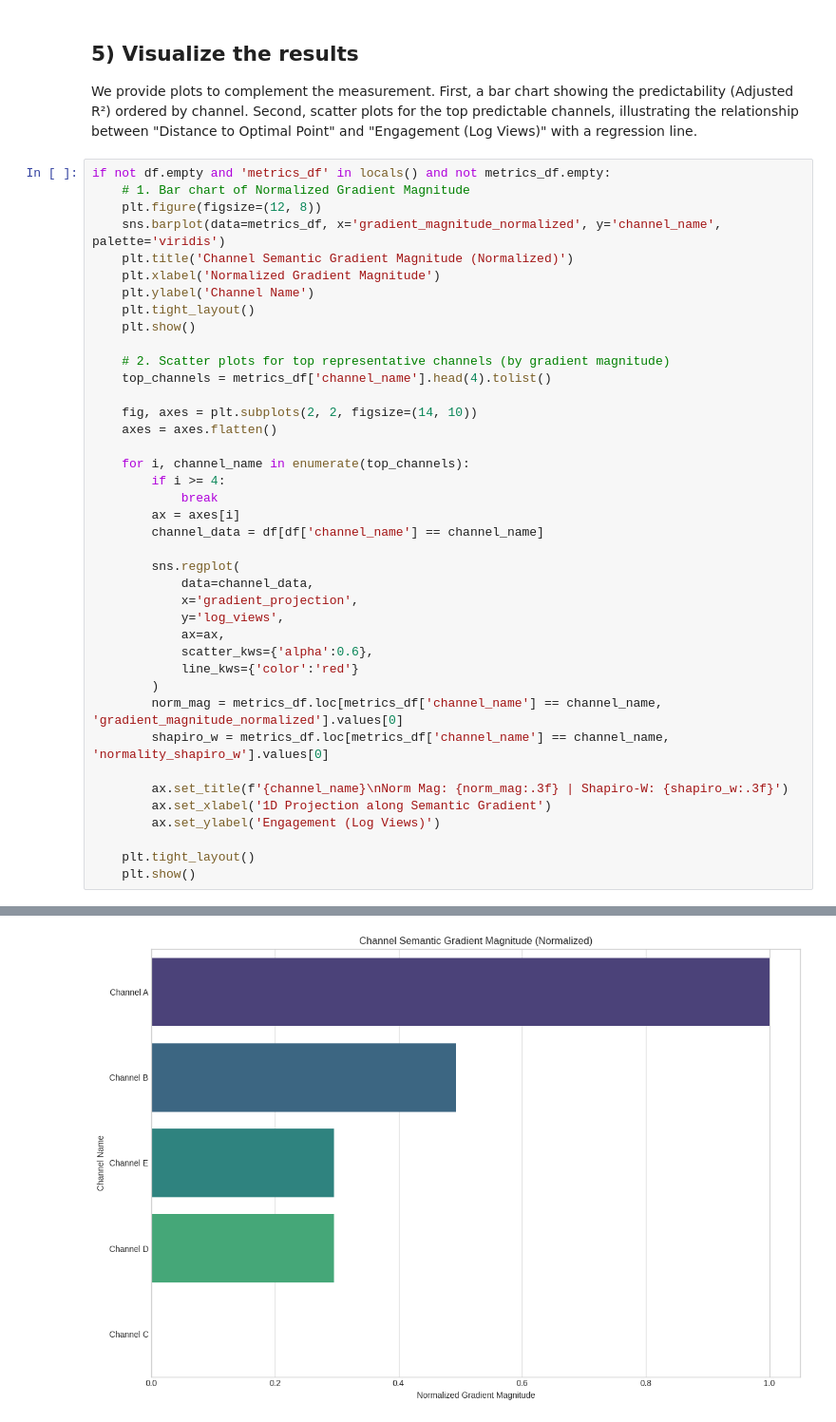
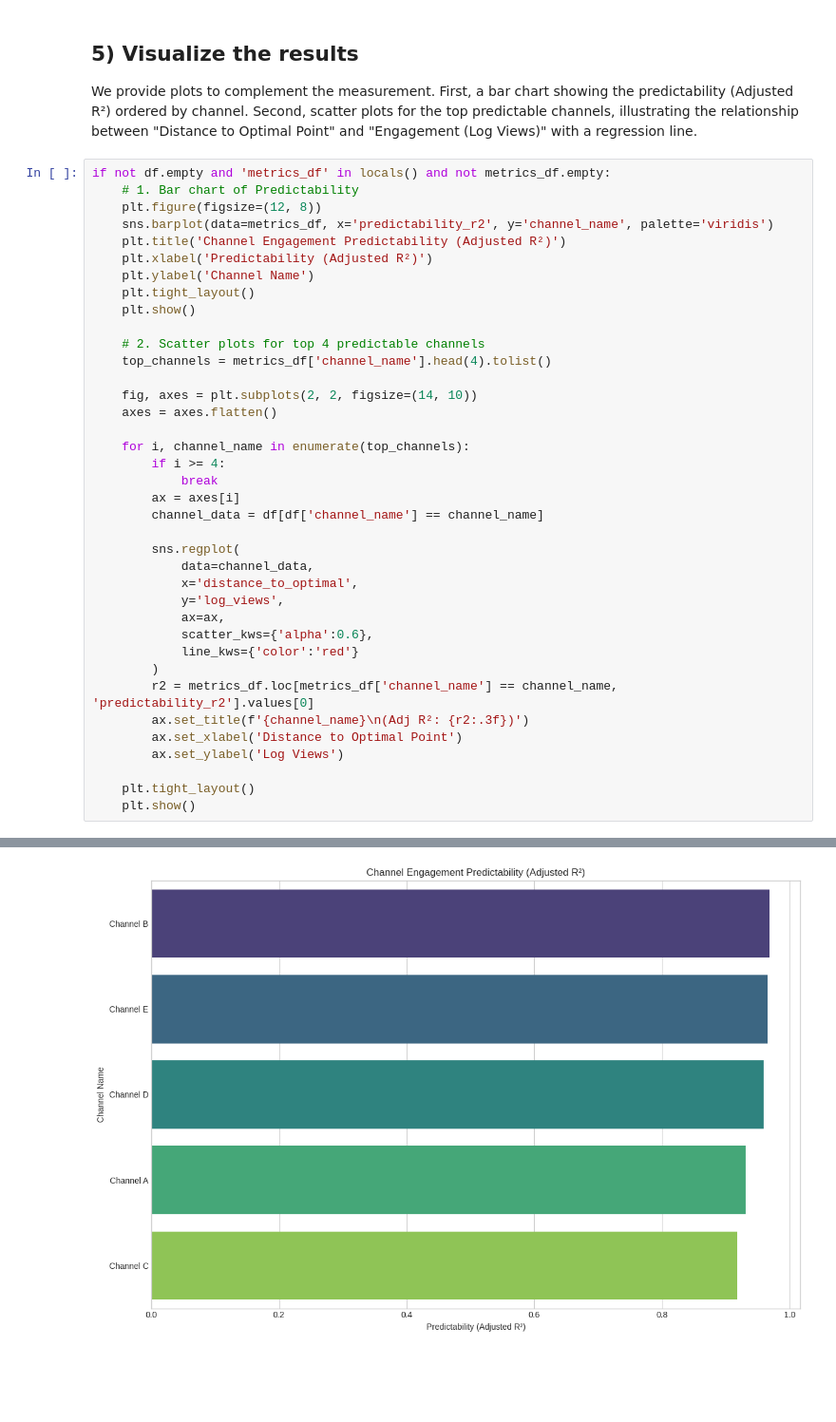
Before and after one commit to sanmquin/AI, a Jupyter notebook: src/Graphiko/4.Semantic-Engagement.ipynb, the cells around one changed output, grey strips where cells are left out. Shown at 95% size. Saved outputs shown, nothing was run; the diff lists cells and outputs as text; blank space fills up the shorter version.

```diff
--- a/src/Graphiko/4.Semantic-Engagement.ipynb
+++ b/src/Graphiko/4.Semantic-Engagement.ipynb
@@ -210,16 +172,16 @@ Channels Ordered by Normalized Semantic Gradient Magnitude:
 We provide plots to complement the measurement. First, a bar chart showing the predictability (Adjusted R²) ordered by channel. Second, scatter plots for the top predictable channels, illustrating the relationship between "Distance to Optimal Point" and "Engagement (Log Views)" with a regression line.
 # %%
 if not df.empty and 'metrics_df' in locals() and not metrics_df.empty:
-    # 1. Bar chart of Normalized Gradient Magnitude
+    # 1. Bar chart of Predictability
     plt.figure(figsize=(12, 8))
-    sns.barplot(data=metrics_df, x='gradient_magnitude_normalized', y='channel_name', palette='viridis')
-    plt.title('Channel Semantic Gradient Magnitude (Normalized)')
-    plt.xlabel('Normalized Gradient Magnitude')
+    sns.barplot(data=metrics_df, x='predictability_r2', y='channel_name', palette='viridis')
+    plt.title('Channel Engagement Predictability (Adjusted R²)')
+    plt.xlabel('Predictability (Adjusted R²)')
     plt.ylabel('Channel Name')
     plt.tight_layout()
     plt.show()
 
-    # 2. Scatter plots for top representative channels (by gradient magnitude)
+    # 2. Scatter plots for top 4 predictable channels
     top_channels = metrics_df['channel_name'].head(4).tolist()
 
     fig, axes = plt.subplots(2, 2, figsize=(14, 10))
@@ -233,18 +195,16 @@ if not df.empty and 'metrics_df' in locals() and not metrics_df.empty:
 
         sns.regplot(
             data=channel_data,
-            x='gradient_projection',
+            x='distance_to_optimal',
             y='log_views',
             ax=ax,
             scatter_kws={'alpha':0.6},
             line_kws={'color':'red'}
         )
-        norm_mag = metrics_df.loc[metrics_df['channel_name'] == channel_name, 'gradient_magnitude_normalized'].values[0]
-        shapiro_w = metrics_df.loc[metrics_df['channel_name'] == channel_name, 'normality_shapiro_w'].values[0]
-
-        ax.set_title(f'{channel_name}\nNorm Mag: {norm_mag:.3f} | Shapiro-W: {shapiro_w:.3f}')
-        ax.set_xlabel('1D Projection along Semantic Gradient')
-        ax.set_ylabel('Engagement (Log Views)')
+        r2 = metrics_df.loc[metrics_df['channel_name'] == channel_name, 'predictability_r2'].values[0]
+        ax.set_title(f'{channel_name}\n(Adj R²: {r2:.3f})')
+        ax.set_xlabel('Distance to Optimal Point')
+        ax.set_ylabel('Log Views')
 
     plt.tight_layout()
     plt.show()
@@ -255 +215 @@ Passing `palette` without assigning `hue` is deprecated and will be removed in v
-[figure, old version]
+[figure, new version]
```
Also changed, not shown: parts of 7 cells of this notebook.
